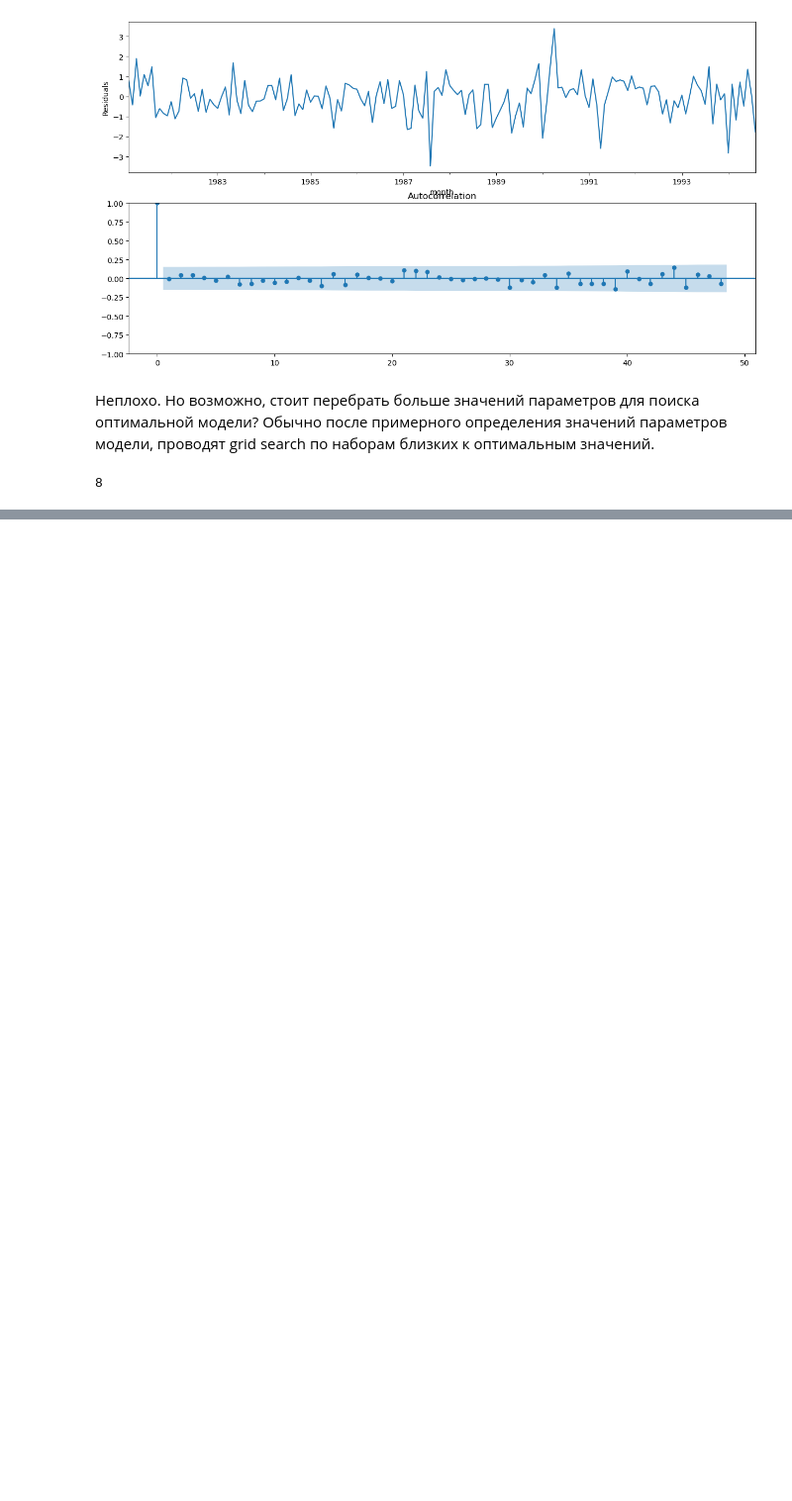
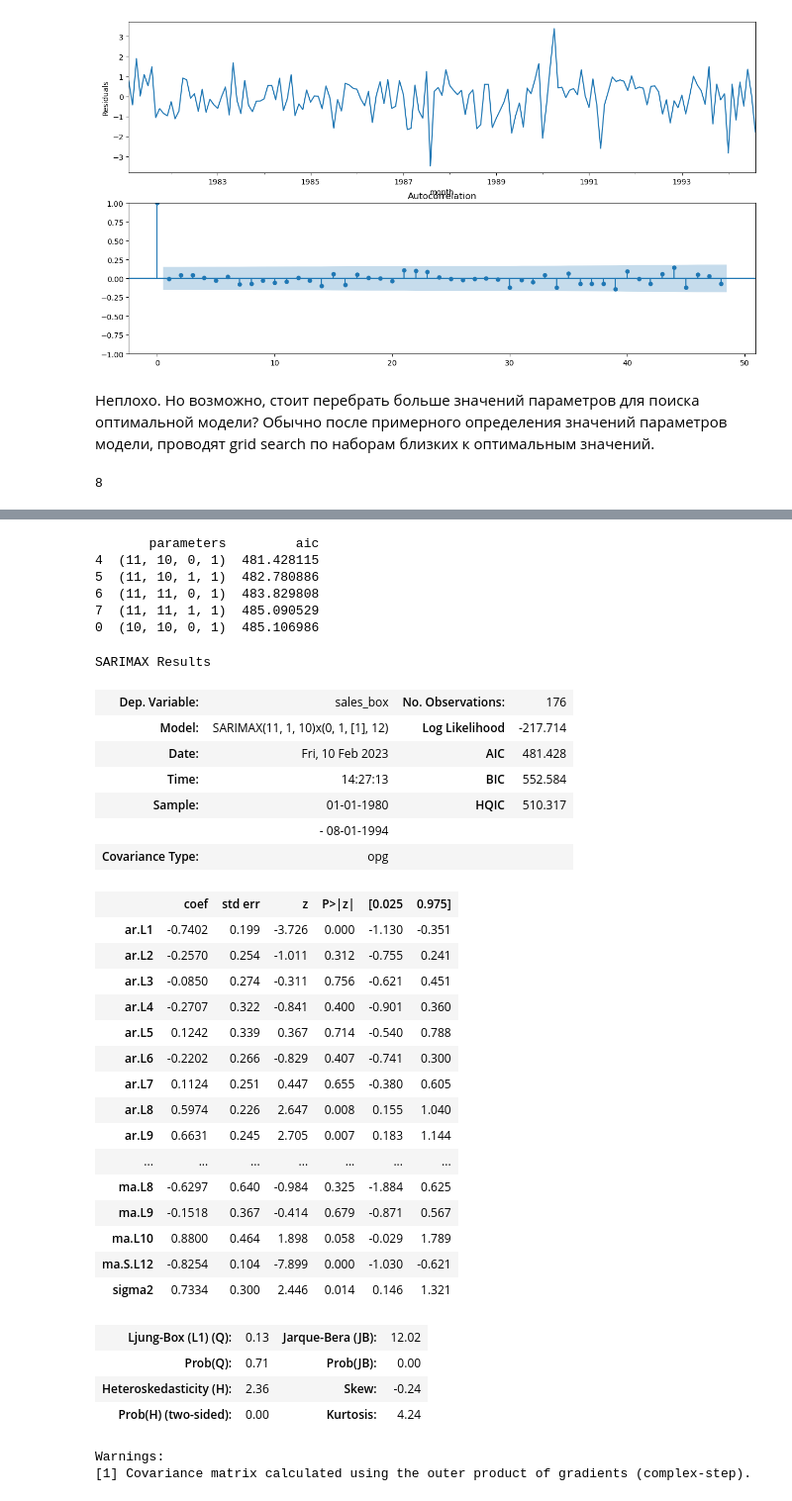
Before and after one commit to AlexanderFA/susu_search_retrieval_analysis, a Jupyter notebook: lab3/task3_1.ipynb, the cells around one changed output, grey strips where cells are left out. Shown at 99% size. Saved outputs shown, nothing was run; the diff lists cells and outputs as text; code cells hidden in the pictures; blank space fills up the shorter version.

```diff
--- a/lab3/task3_1.ipynb
+++ b/lab3/task3_1.ipynb
@@ -162,0 +165,35 @@ len(parameters_list)
+# %%
+import warnings
+from tqdm import tqdm
+from ipywidgets import IntProgress
+from IPython.display import display
+
+progress_bar = IntProgress(min=0, max=len(parameters_list))
+display(progress_bar)
+
+results = []
+best_aic = float("inf")
+warnings.filterwarnings('ignore')
+
+ii=0 # для prog_bar
+
+for i, param in enumerate(tqdm(parameters_list)):
+    progress_bar.value = i + 1
+
+    #try except нужен, потому что на некоторых наборах параметров модель не обучается
+    try:
+        model=sm.tsa.statespace.SARIMAX(df['sales_box'], order=(param[0], d, param[1]),
+                                        seasonal_order=(param[2], D, param[3], 12)).fit(disp=-1)
+    #выводим параметры, на которых модель не обучается и переходим к следующему набору
+    except ValueError:
+        print('wrong parameters:', param)
+        continue
+    aic = model.aic
+    #сохраняем лучшую модель, aic, параметры
+    if aic < best_aic:
+        best_model = model
+        best_aic = aic
+        best_param = param
+    results.append([param, model.aic])
+
+warnings.filterwarnings('default')
@@ -162,0 +204,44 @@ len(parameters_list)
+# %%
+result_table = pd.DataFrame(results)
+result_table.columns = ['parameters', 'aic']
+print(result_table.sort_values(by = 'aic', ascending=True).head())
+# %% [output]
+       parameters         aic
+4  (11, 10, 0, 1)  481.428115
+5  (11, 10, 1, 1)  482.780886
+6  (11, 11, 0, 1)  483.829808
+7  (11, 11, 1, 1)  485.090529
+0  (10, 10, 0, 1)  485.106986
+# %%
+best_model.summary()
+# %% [output]
+SARIMAX Results
+| Dep. Variable: | sales_box | No. Observations: | 176 |
+| Model: | SARIMAX(11, 1, 10)x(0, 1, [1], 12) | Log Likelihood | -217.714 |
+| Date: | Fri, 10 Feb 2023 | AIC | 481.428 |
+| Time: | 14:27:13 | BIC | 552.584 |
+| Sample: | 01-01-1980 | HQIC | 510.317 |
+|  | - 08-01-1994 |  |  |
+| Covariance Type: | opg |  |  |
+|  | coef | std err | z | P>|z| | [0.025 | 0.975] |
+| ar.L1 | -0.7402 | 0.199 | -3.726 | 0.000 | -1.130 | -0.351 |
+| ar.L2 | -0.2570 | 0.254 | -1.011 | 0.312 | -0.755 | 0.241 |
+| ar.L3 | -0.0850 | 0.274 | -0.311 | 0.756 | -0.621 | 0.451 |
+| ar.L4 | -0.2707 | 0.322 | -0.841 | 0.400 | -0.901 | 0.360 |
+| ar.L5 | 0.1242 | 0.339 | 0.367 | 0.714 | -0.540 | 0.788 |
+| ar.L6 | -0.2202 | 0.266 | -0.829 | 0.407 | -0.741 | 0.300 |
+| ar.L7 | 0.1124 | 0.251 | 0.447 | 0.655 | -0.380 | 0.605 |
+| ar.L8 | 0.5974 | 0.226 | 2.647 | 0.008 | 0.155 | 1.040 |
+| ar.L9 | 0.6631 | 0.245 | 2.705 | 0.007 | 0.183 | 1.144 |
+| ... | ... | ... | ... | ... | ... | ... |
+| ma.L8 | -0.6297 | 0.640 | -0.984 | 0.325 | -1.884 | 0.625 |
+| ma.L9 | -0.1518 | 0.367 | -0.414 | 0.679 | -0.871 | 0.567 |
+| ma.L10 | 0.8800 | 0.464 | 1.898 | 0.058 | -0.029 | 1.789 |
+| ma.S.L12 | -0.8254 | 0.104 | -7.899 | 0.000 | -1.030 | -0.621 |
+| sigma2 | 0.7334 | 0.300 | 2.446 | 0.014 | 0.146 | 1.321 |
+| Ljung-Box (L1) (Q): | 0.13 | Jarque-Bera (JB): | 12.02 |
+| Prob(Q): | 0.71 | Prob(JB): | 0.00 |
+| Heteroskedasticity (H): | 2.36 | Skew: | -0.24 |
+| Prob(H) (two-sided): | 0.00 | Kurtosis: | 4.24 |
+Warnings:
+[1] Covariance matrix calculated using the outer product of gradients (complex-step).
```
Also changed, not shown: parts of 6 cells of this notebook.
